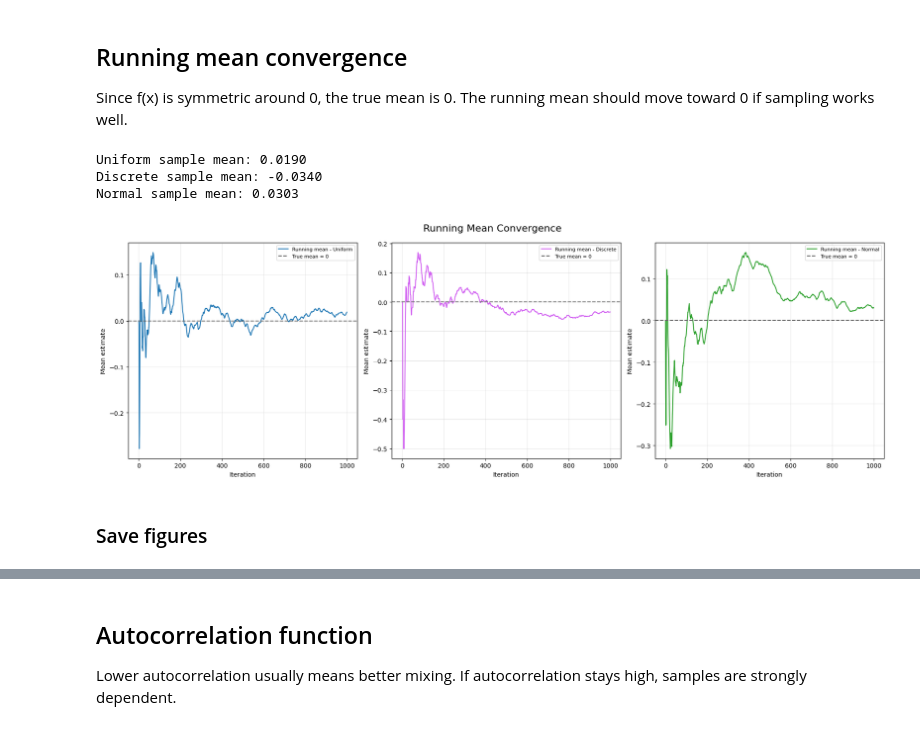
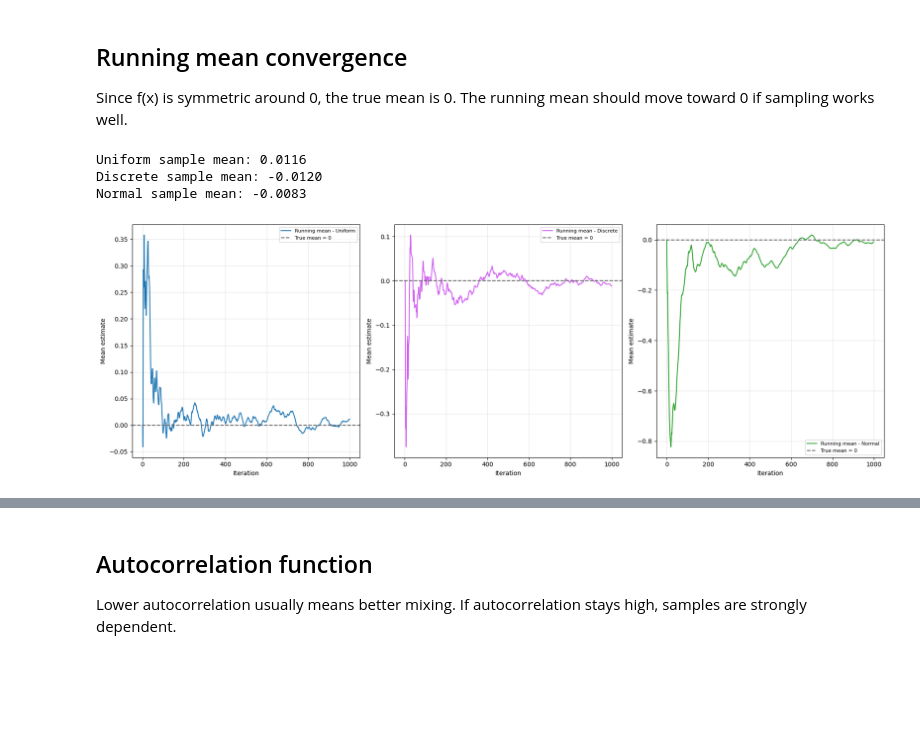
Before and after one commit to wakeupat4am/MATH4010--Advanced-Prob-Stat----Final-Project, a Jupyter notebook: Problem & Visualization/Problem 2/Problem_2.ipynb, the cells around one changed output, grey strips where cells are left out. Cells and saved outputs as stored; diff of their text form; code cells hidden in the pictures; blank space fills up the shorter version.

Commit message:
Edit on normal 99.7% and figures save format

```diff
--- a/Problem & Visualization/Problem 2/Problem_2.ipynb
+++ b/Problem & Visualization/Problem 2/Problem_2.ipynb
@@ -19,5 +29,3 @@ TRUE_DENSITY_COLOR = "#ff7f0e"
 # %%
-# Fixed random generator
-np.random.seed(0)
-rng_proposal = np.random.default_rng(26)
-rng_metropolis = np.random.default_rng(9)
+rng_proposal = np.random.default_rng()
+rng_metropolis = np.random.default_rng()
@@ -141,7 +161,7 @@ N = 1000
 B1, B2, B3 = 30, 30, 30
 UNIFORM_STEP = 1
 DISCRETE_STEP = 1
-SIGMA = 0.5
+SIGMA = 0.333
 INITIAL_X = 0.0
 metropolis_results = {}
 # True density based on samples
@@ -210,7 +230,7 @@ ax[2].plot(x_vals, true_density, linewidth=2,
            color=TRUE_DENSITY_COLOR,
            label=r'$\exp(-x^4)$')
 
-ax[2].set_title(f"N(0, {SIGMA}), acc={acc_discrete:.2f}")
+ax[2].set_title(f"N(0, ${SIGMA}^2$), acc={acc_normal:.2f}")
 ax[2].set_xlabel("x", fontsize=LABEL_SIZE)
 ax[2].tick_params(axis='both', labelsize=TICK_SIZE)
 ax[2].grid(True, alpha=0.3)
@@ -218,5 +238,6 @@ ax[2].legend(fontsize=LEGEND_SIZE)
 
 # Better spacing
 plt.tight_layout()
+plt.savefig(f"../../Figures/viz_proposal_2b", dpi=300)
 plt.show()
 # %% [output]
@@ -316,12 +270,0 @@ plt.show()
-# %%
-for proposal_name, result in metropolis_results.items():
-    samples = result["samples"]
-
-    plt.plot(samples, linewidth=1, color=PROPOSAL_COLORS[proposal_name], label=f" Trace plot - {proposal_name}")
-    plt.xlabel("Iteration")
-    plt.ylabel("x")
-    plt.grid(True, alpha=0.3)
-    plt.legend()
-    plt.tight_layout()
-    plt.savefig(f"../../Figures/trace_plot_{proposal_name}_2c", dpi=800)
-    plt.show()
@@ -335,28 +274,26 @@ Since f(x) is symmetric around 0, the true mean is 0. The running mean should mo
 # %%
 fig, axes = plt.subplots(1, 3, figsize=(18, 6))
 
 for ax, (proposal_name, result) in zip(axes, metropolis_results.items()):
 
     samples = result["samples"]
     running_mean = np.cumsum(samples) / np.arange(1, len(samples) + 1)
 
     ax.plot(running_mean, linewidth=1.5, color=PROPOSAL_COLORS[proposal_name], label=f"Running mean - {proposal_name}")
     ax.axhline(0, linestyle="--", linewidth=1.5, color="#666666", label="True mean = 0")
 
     ax.set_xlabel("Iteration")
     ax.set_ylabel("Mean estimate")
     ax.grid(True, alpha=0.3)
     ax.legend(fontsize=8)
     sample_mean = np.mean(samples)
     print(f"{proposal_name} sample mean: {sample_mean:.4f}")
 
-plt.suptitle("Running Mean Convergence", fontsize=16)
 plt.tight_layout()
+plt.savefig(f"../../Figures/running_mean_2c", dpi=800)
 plt.show()
 # %% [output]
-Uniform sample mean: 0.0190
-Discrete sample mean: -0.0340
-Normal sample mean: 0.0303
+Uniform sample mean: 0.0116
+Discrete sample mean: -0.0120
+Normal sample mean: -0.0083
-[figure, old version]
+[figure, new version]
-# %% [markdown]
-### Save figures
```
Also changed, not shown: parts of 31 cells of this notebook, 24 other files.
